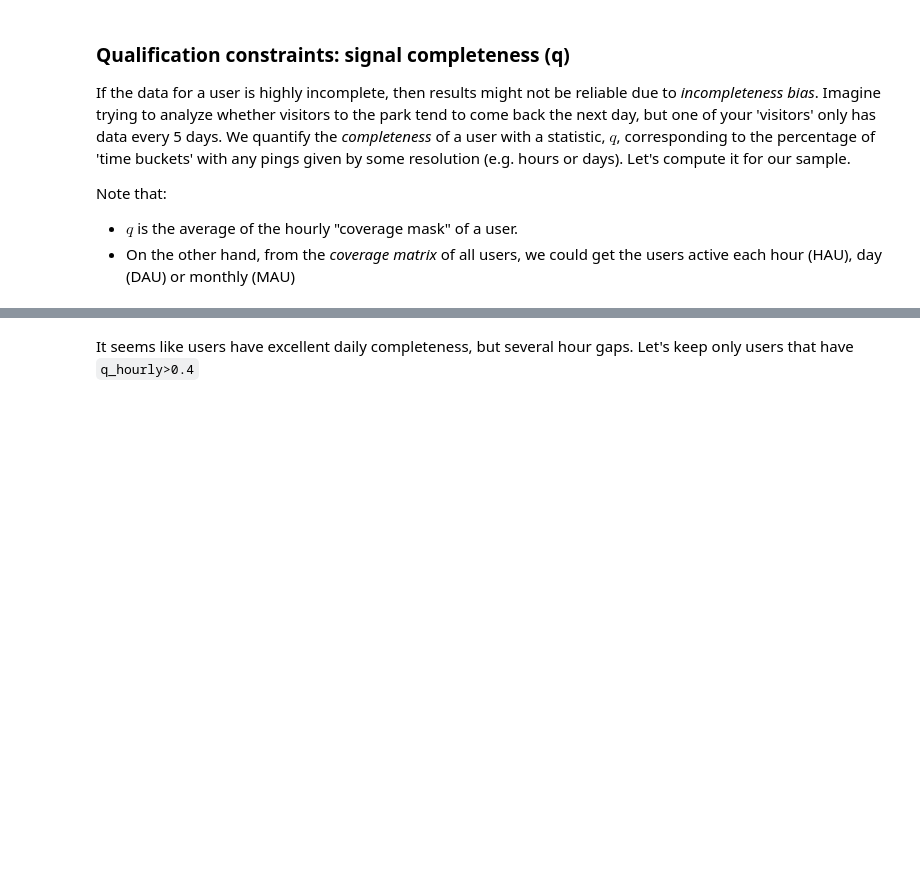
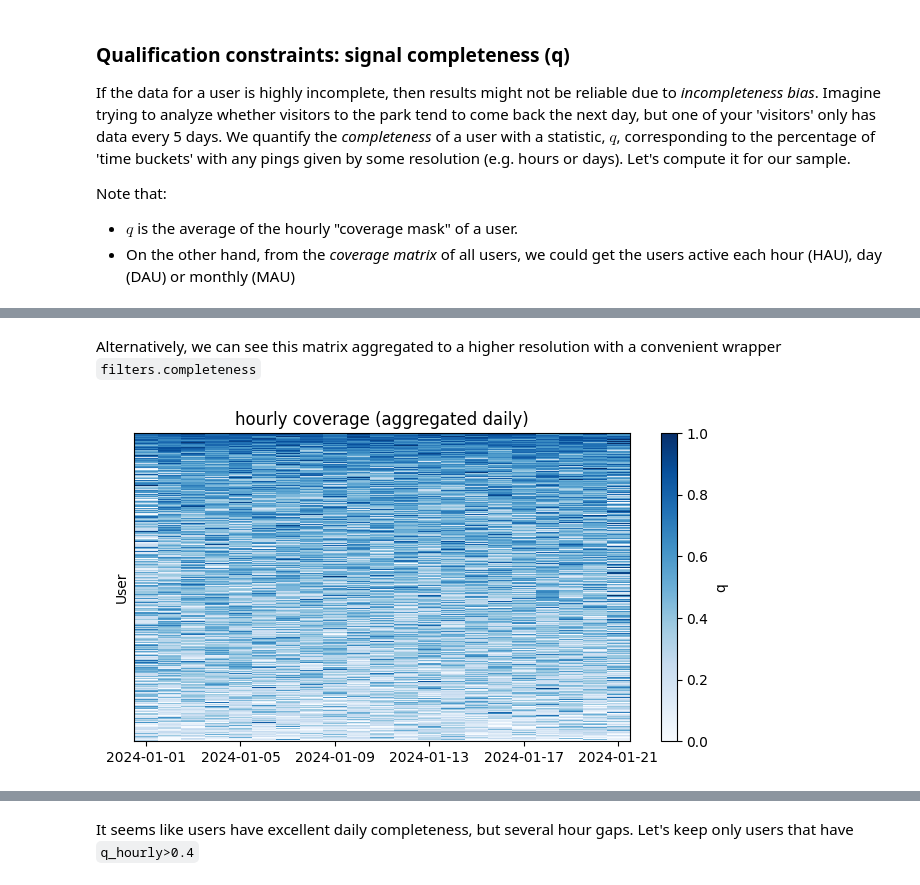
Before and after one commit to Watts-Lab/nomad, a Jupyter notebook: tutorials/IC2S2-2025/[2]filtering.ipynb, the cells around one changed output, grey strips where cells are left out. Drawn from its saved outputs; the diff is of its cells as text; code cells hidden in the pictures; blank space fills up the shorter version.

```diff
--- a/tutorials/IC2S2-2025/[2]filtering.ipynb
+++ b/tutorials/IC2S2-2025/[2]filtering.ipynb
@@ -195,3 +215,23 @@ plt.show()
+# %% [markdown]
+Alternatively, we can see this matrix aggregated to a higher resolution with a convenient wrapper `filters.completeness`
+# %%
+Q = filters.completeness(traj, periods=1, freq='h', agg_freq='d', traj_cols=tc)
+
+Q = Q.iloc[completeness_hourly.argsort(-1)]
+Q.columns = pd.to_datetime(Q.columns)
+
+fig, ax = plt.subplots(figsize=(8, 4))
+pcm = ax.pcolormesh(Q.columns, range(len(Q)), Q.values,               # plot matrix
+               cmap='Blues', shading='auto')
+ax.set_yticks([])
+ax.set_ylabel('User')
+ax.set_title('hourly coverage (aggregated daily)')
+
+cbar = fig.colorbar(pcm, ax=ax, orientation='vertical', label='q')
+
+plt.show()
+# %% [output]
+[figure, added]
 # %%
 # Let's use one of nomad's wrappers to compute this completeness at different resolutions
 q_15m = filters.completeness(traj, periods=15, freq='min', traj_cols=tc)
```
Also changed, not shown: parts of 14 cells of this notebook, 5 other files.
